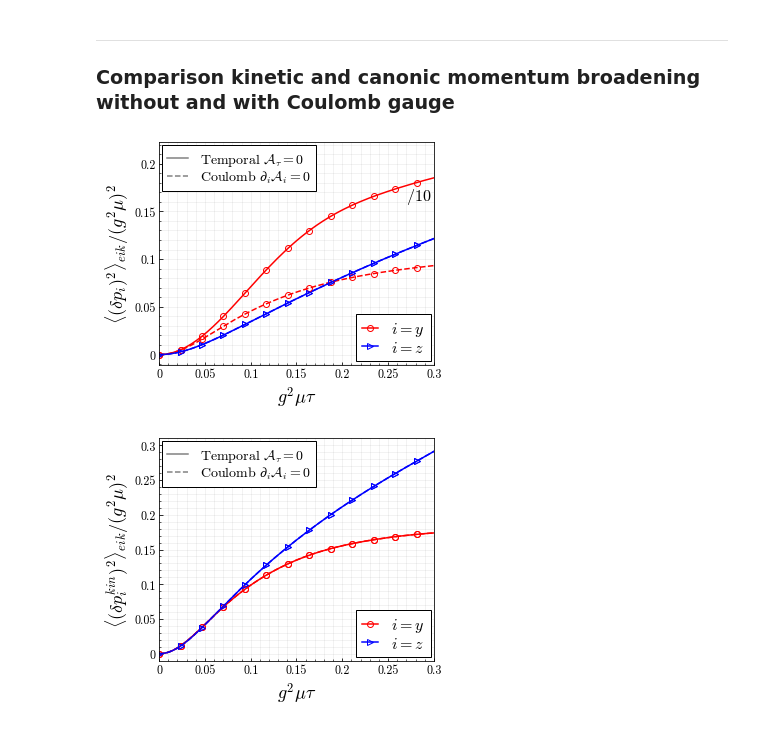
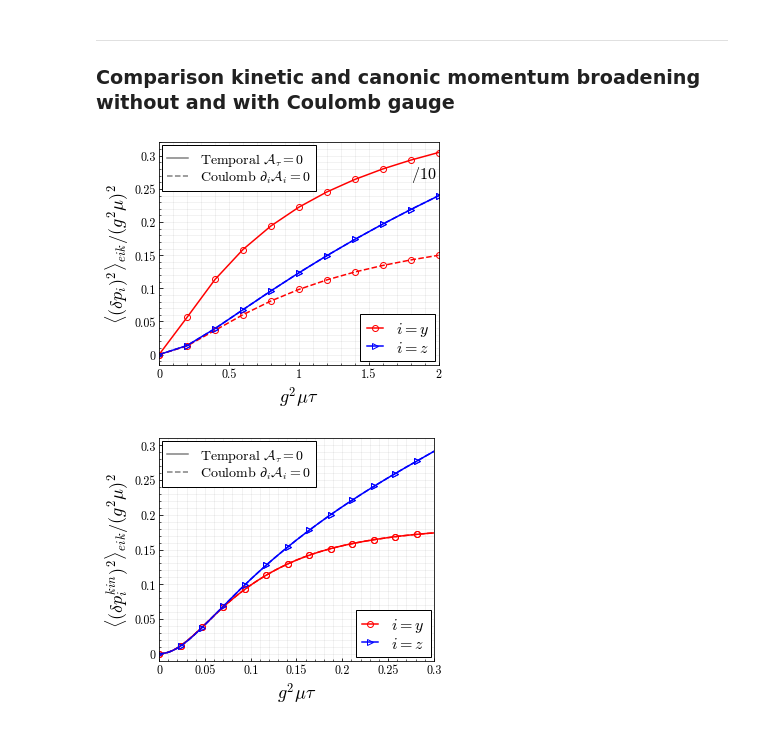
Before and after one commit to avramescudana/curraun, a Jupyter notebook: notebooks/classical_quantum_qhat_coulomb.ipynb, the cells around one changed output. Saved outputs shown, nothing was run; the diff lists cells and outputs as text; code cells hidden in the pictures.

Commit message:
Adaptive Coulomb gauge fixing procedure, kinetic and canonic broadening in terms of g2muL and g2mua.

```diff
--- a/notebooks/classical_quantum_qhat_coulomb.ipynb
+++ b/notebooks/classical_quantum_qhat_coulomb.ipynb
@@ -120,10 +163,10 @@ def simulate_qhat(ev, coulomb_gauge_mode='none'):
         'every_step' - apply Coulomb gauge at every timestep
     """
     # Derived parameters
-    a = L / N
-    E0 = N / L * hbarc
+    a = L_fm / N
+    E0 = N / L_fm * hbarc
     DT = 1.0 / DTS
-    maxt = int(tau_sim / a * DTS)
+    maxt = int(tau_fm / a * DTS)
 
     # Initialize Glasma fields
     mv.set_seed(314)
@@ -134,7 +177,7 @@ def simulate_qhat(ev, coulomb_gauge_mode='none'):
 
     # Initialize the Qhat module
     qeik_tforce = qeik.KineticCanonicCheck(s)
-    tau = []
+    # tau = []
     dpcan_sq, dpkin_sq, da_sq = [], [], []
     da_transp_sq, dpcanda, dpcanda_transp = [], [], []
     intfa, da = [], []
@@ -173,7 +216,8 @@ def simulate_qhat(ev, coulomb_gauge_mode='none'):
 
             if apply_coulomb:
                 # Create Coulomb gauge transformation object
-                c = coulomb.CoulombGaugeTransf(s, alpha=alpha)
+                # c = coulomb.CoulombGaugeTransf(s, alpha=alpha)
+                c = coulomb.CoulombGaugeTransf(s)
 
                 # Copy c to device if using CUDA (s is already on device)
                 if use_cuda:
@@ -201,8 +245,7 @@ def simulate_qhat(ev, coulomb_gauge_mode='none'):
                 da_transp_sq.append(qeik_tforce.da_transp_sq_mean * E0 ** 2)
                 dpcanda.append(qeik_tforce.dpcanda_mean * E0 ** 2)
                 dpcanda_transp.append(qeik_tforce.dpcanda_transp_mean * E0 ** 2)
-                # tau = t * a / DTS
-                tau.append(t*a/DTS)
+                # tau.append(t*E0/DTS) # GeV^-1
 
                 mom_broad.append(qhat_tforce.p_perp_mean * E0 ** 2)
 
@@ -224,6 +267,10 @@ def simulate_qhat(ev, coulomb_gauge_mode='none'):
     if use_cuda:
         cuda.current_context().deallocations.clear()
 
+    # units_tau = g2mu / hbarc
+    units_tau = 1 / hbarc
+    tau = np.linspace(0, tau_fm, num=(int(tau_fm / a)+1)) * units_tau
+
     return np.array(tau), dpcan_sq, dpkin_sq, da_sq, da_transp_sq, dpcanda, dpcanda_transp, np.array(intfa), np.array(da), mom_broad
 # %%
 # Run simulations without Coulomb gauge
@@ -360,18 +407,18 @@ factor_z_coulomb = 1
 # Plot canonical momentum broadening
 # Without Coulomb (temporal) - blue solid line
 ax.plot(g2mu * tau, dpcan_sq_no_coulomb[:, 1] / factor_y_no_coulomb / g2mu**2, linewidth=1.5,
-        color='red', linestyle='-', marker='o', markersize=6, markevery=8, markerfacecolor='none')
+        color='red', linestyle='-', marker='o', markersize=6, markevery=1, markerfacecolor='none')
 ax.plot(g2mu * tau, dpcan_sq_no_coulomb[:, 2] / factor_z_no_coulomb / g2mu**2, linewidth=1.5,
-        color='blue', linestyle='-', marker='>', markersize=6, markevery=8, markerfacecolor='none')
+        color='blue', linestyle='-', marker='>', markersize=6, markevery=1, markerfacecolor='none')
 
 # With Coulomb - red dashed line
 ax.plot(g2mu * tau, dpcan_sq_coulomb[:, 1] / factor_y_coulomb / g2mu**2, linewidth=1.5,
-        color='red', linestyle='--', marker='o', markersize=6, markevery=8, markerfacecolor='none')
+        color='red', linestyle='--', marker='o', markersize=6, markevery=1, markerfacecolor='none')
 ax.plot(g2mu * tau, dpcan_sq_coulomb[:, 2] / factor_z_coulomb / g2mu**2, linewidth=1.5,
-        color='blue', linestyle='--', marker='>', markersize=6, markevery=8, markerfacecolor='none')
+        color='blue', linestyle='--', marker='>', markersize=6, markevery=1, markerfacecolor='none')
 
-# ax.set_xlim([0, max(g2mu * tau)])
-ax.set_xlim([0, 0.3])
+ax.set_xlim([0, max(g2mu * tau)])
+# ax.set_xlim([0, 0.3])
 # ax.set_ylim([0, 0.2])
 
 ax.xaxis.set_major_formatter(mticker.FuncFormatter(lambda x, _: '{:g}'.format(x)))
@@ -384,36 +431,36 @@ ax.yaxis.set_major_formatter(mticker.FuncFormatter(lambda x, _: '{:g}'.format(x)
 ax.set_xlabel(r"$g^2\mu\tau$", fontsize=18)
 ax.set_ylabel(r"$\langle (\delta p_i)^2\rangle_{eik}/ (g^2\mu)^2$", fontsize=18)
 ax.grid(which='major', color='gray', linestyle='-', linewidth=1, alpha=0.1)
 ax.tick_params(axis='both', which='major', direction='in', labelsize=12)
 ax.minorticks_on()
 ax.grid(which='minor', color='gray', linestyle='-', linewidth=1, alpha=0.1)
 ax.tick_params(axis='both', which='minor', direction='in')
 
 # Text label (adjust coordinates as needed)
-ax.text(0.9, 0.74, r'$/10$', transform=ax.transAxes, fontsize=16)
+ax.text(0.9, 0.84, r'$/10$', transform=ax.transAxes, fontsize=16)
 
 # Legend 1: y and z components (different markers)
 legend1_elements = [
     Line2D([0], [0], color='red', marker='o', markersize=6, markerfacecolor='none', linestyle='-', lw=1.5, label=r'$i=y$'),
     Line2D([0], [0], color='blue', marker='>', markersize=6, markerfacecolor='none', linestyle='-', lw=1.5, label=r'$i=z$'),
 ]
 legend1 = ax.legend(handles=legend1_elements, fontsize=16, loc='lower right', handlelength=1.0, frameon=True, facecolor='white', edgecolor='black', framealpha=1.0, borderpad=0.1, labelspacing=0.1)
 legend1.get_frame().set_boxstyle("square")
 
 # Legend 2: Coulomb vs temporal (different colors + linestyles)
 legend2_elements = [
     Line2D([0], [0], color='gray', linestyle='-', lw=1.5, label=r'$\mathrm{Temporal}\,\,\mathcal{A}_\tau=0$'),
     Line2D([0], [0], color='gray', linestyle='--', lw=1.5, label=r'$\mathrm{Coulomb}\,\,\partial_i\mathcal{A}_i=0$'),
 ]
 ax.add_artist(legend1)
 legend2 = ax.legend(handles=legend2_elements, fontsize=14, loc='upper left', handlelength=1.5, frameon=True, facecolor='white', edgecolor='black', framealpha=1.0, borderpad=0.1, labelspacing=0.1)
 legend2.get_frame().set_boxstyle("square")
 
 plt.tight_layout()
-plt.savefig(f'pcan_coulomb_comparison_{quark}_n_{N}_{coulomb_gauge_mode}_v2.pdf', facecolor='w')
+# plt.savefig(f'pcan_coulomb_comparison_{quark}_n_{N}_{coulomb_gauge_mode}_v2.pdf', facecolor='w')
 plt.show()
 # %% [output]
-[figure, old version]
+[figure, new version]
 # %%
 import matplotlib.pyplot as plt
 import matplotlib.ticker as mticker
```
Also changed, not shown: parts of 7 cells of this notebook, 1 other file.
